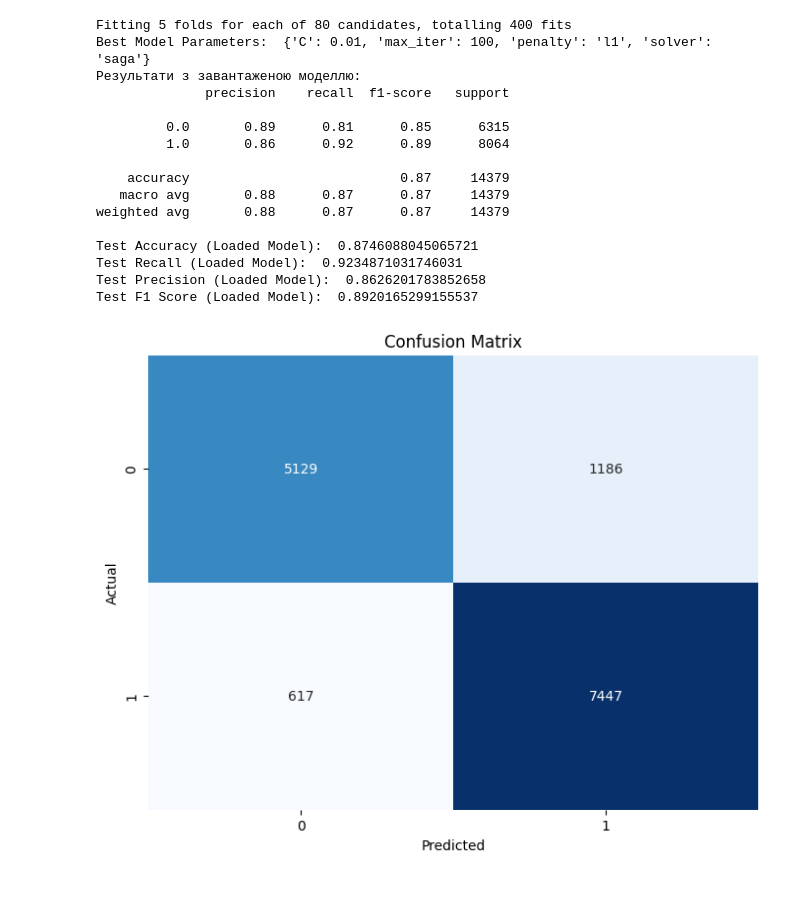
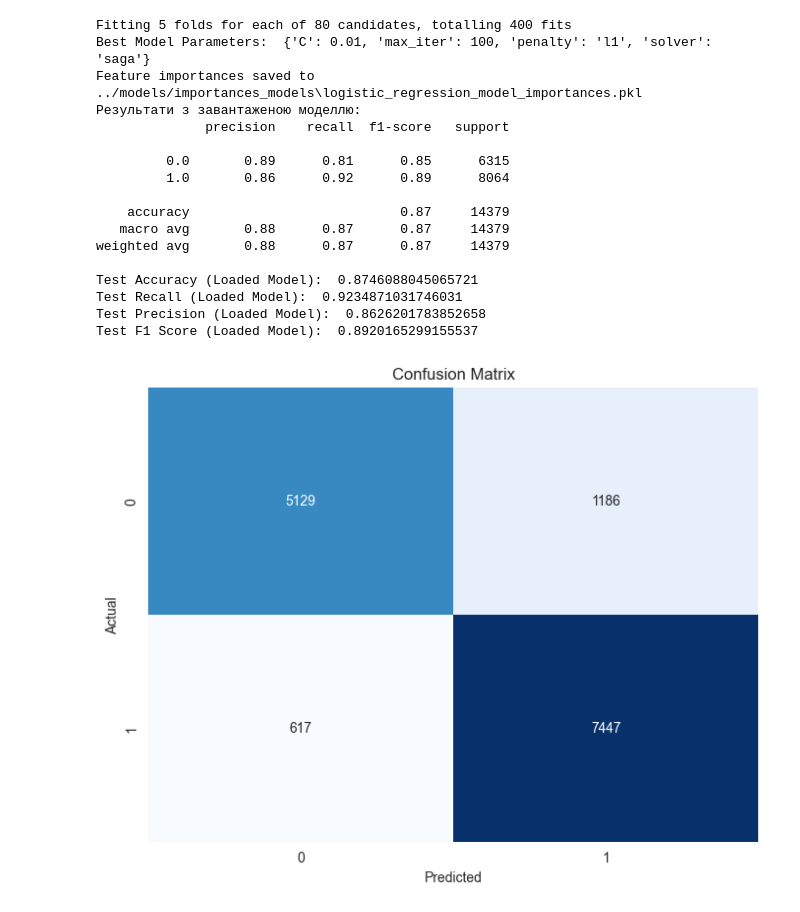
Before and after one commit to carerakjan/goit-telecom-project-group-1, a Jupyter notebook: project/notebooks/logistic_regression_model.ipynb, the cells around one changed output. Cells and saved outputs as stored; diff of their text form; code cells hidden in the pictures.

Commit message:
add save new_model and importances

```diff
--- a/project/notebooks/logistic_regression_model.ipynb
+++ b/project/notebooks/logistic_regression_model.ipynb
@@ -10,6 +10,8 @@ from sklearn.metrics import classification_report
 from sklearn.metrics import confusion_matrix
 import seaborn as sns
 import matplotlib.pyplot as plt
+import joblib
+import os
 
 
 file_path = '../data/internet_service_churn_scaled.csv'
@@ -49,7 +51,7 @@ grid_search.fit(X_train, y_train)
 best_model = grid_search.best_estimator_
 
 # Збереження найкращої моделі
-model_save_path = '../models/logistic_regression_model.pkl'
+model_save_path = '../models/new_models/logistic_regression_model.pkl'
 with open(model_save_path, 'wb') as file:
     pickle.dump(best_model, file)
 
@@ -58,6 +60,17 @@ y_pred = best_model.predict(X_test)
 
 # Оцінка моделі на тестових даних з найкращими параметрами
 print("Best Model Parameters: ", grid_search.best_params_)
+
+# Перевірка та створення директорії для збереження важливостей ознак
+importances_dir = '../models/importances_models'
+if not os.path.exists(importances_dir):
+    os.makedirs(importances_dir)
+
+# Оцінка важливостей ознак та збереження
+feature_importances = pd.Series(best_model.coef_[0], index=X.columns)
+importances_filename = os.path.join(importances_dir, 'logistic_regression_model_importances.pkl')
+joblib.dump(feature_importances, importances_filename)
+print(f"Feature importances saved to {importances_filename}")
 
 # Завантаження найкращої моделі
 with open(model_save_path, 'rb') as file:
@@ -76,31 +89,32 @@ print("Test Recall (Loaded Model): ", recall_score(y_test, y_pred_loaded))
 print("Test Precision (Loaded Model): ", precision_score(y_test, y_pred_loaded))
 print("Test F1 Score (Loaded Model): ", f1_score(y_test, y_pred_loaded))
 
 # Обчислення матриці плутанини
 conf_matrix = confusion_matrix(y_test, y_pred_loaded)
 
 # Візуалізація матриці плутанини
 plt.figure(figsize=(8, 6))
 sns.heatmap(conf_matrix, annot=True, fmt='d', cmap='Blues', cbar=False)
 plt.xlabel('Predicted')
 plt.ylabel('Actual')
 plt.title('Confusion Matrix')
 plt.show()
 # %% [output]
 Fitting 5 folds for each of 80 candidates, totalling 400 fits
 Best Model Parameters:  {'C': 0.01, 'max_iter': 100, 'penalty': 'l1', 'solver': 'saga'}
+Feature importances saved to ../models/importances_models\logistic_regression_model_importances.pkl
 Результати з завантаженою моделлю:
               precision    recall  f1-score   support
 
          0.0       0.89      0.81      0.85      6315
          1.0       0.86      0.92      0.89      8064
 
     accuracy                           0.87     14379
    macro avg       0.88      0.87      0.87     14379
 weighted avg       0.88      0.87      0.87     14379
 
 Test Accuracy (Loaded Model):  0.8746088045065721
 Test Recall (Loaded Model):  0.9234871031746031
 Test Precision (Loaded Model):  0.8626201783852658
 Test F1 Score (Loaded Model):  0.8920165299155537
-[figure, old version]
+[figure, new version]
```
Also changed, not shown: 2 other files.
